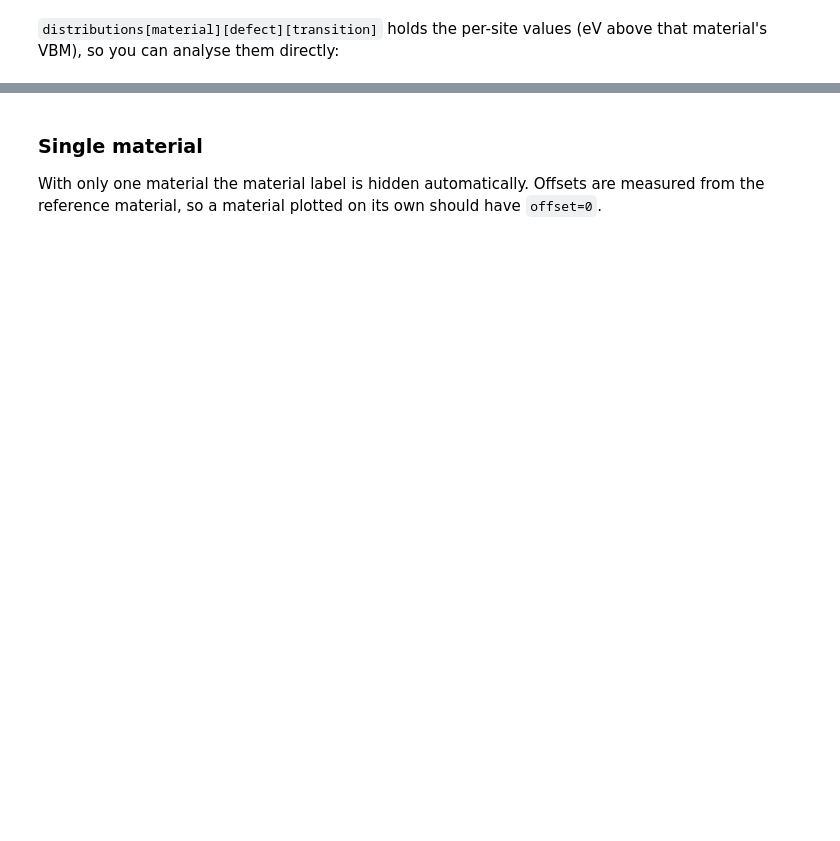
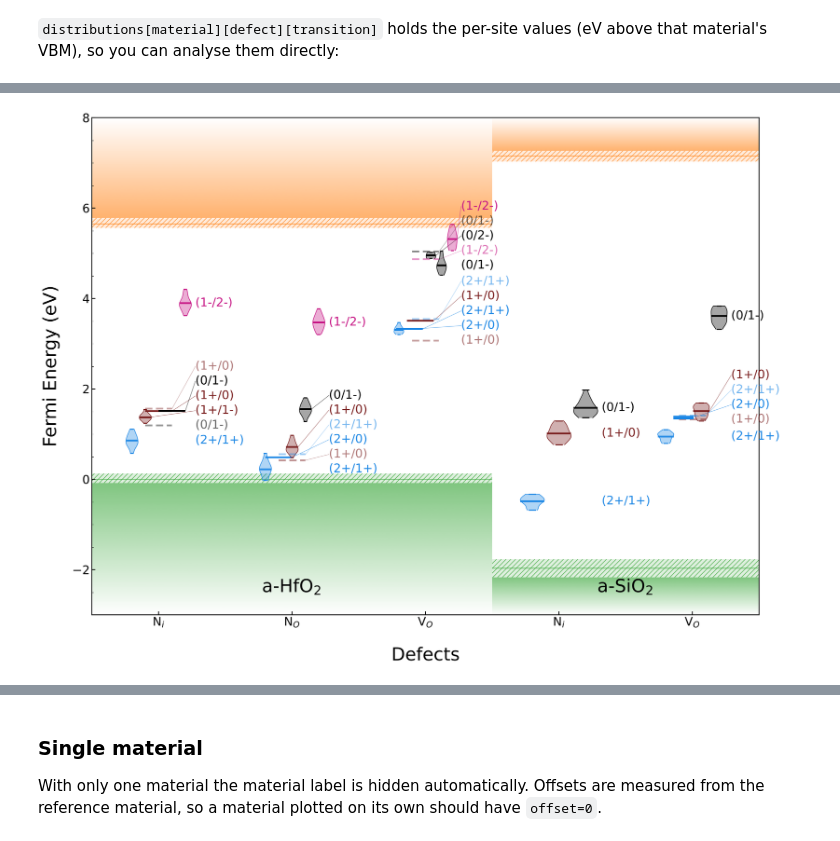
Before and after one commit to isaacmackley/cp2k_utils, a Jupyter notebook: example_scripts/plot_multi_mat_ctl.ipynb, the cells around one changed output, grey strips where cells are left out. Saved outputs shown, nothing was run; the diff lists cells and outputs as text; code cells hidden in the pictures; blank space fills up the shorter version.

```diff
--- a/example_scripts/plot_multi_mat_ctl.ipynb
+++ b/example_scripts/plot_multi_mat_ctl.ipynb
@@ -156,0 +159,4 @@ SiO2  V_O    (0/1-) thermo    mean  3.97  range  3.76- 4.20 eV  (n=6)
+# %%
+fig, ax, _ = plot_multi_mat_ctl(defects, materials, style_kind='violin')
+# %% [output]
+[figure, added]
```
Also changed, not shown: parts of 18 cells of this notebook, 27 other files.
